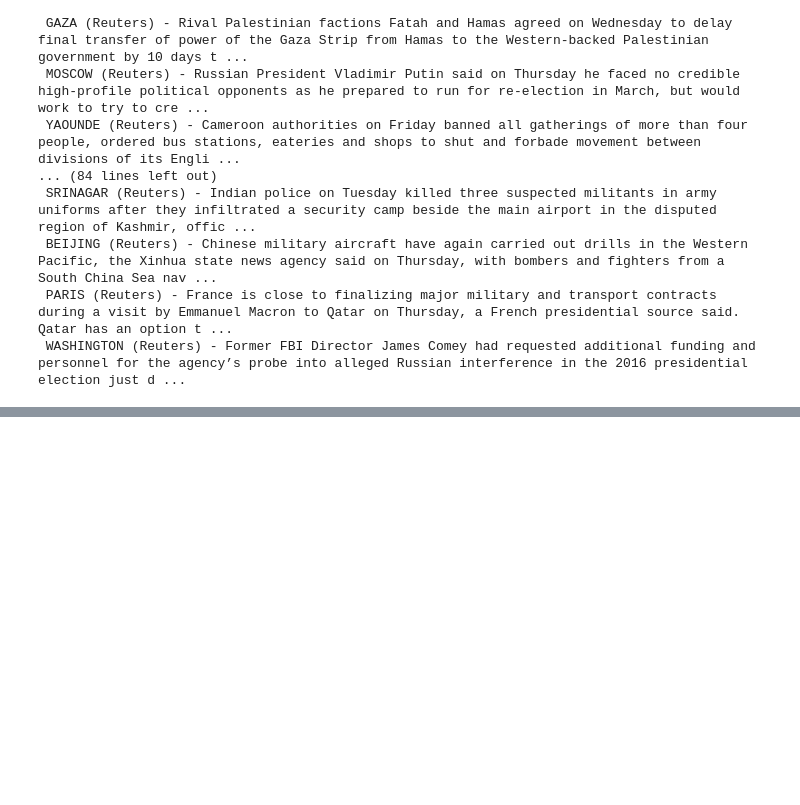
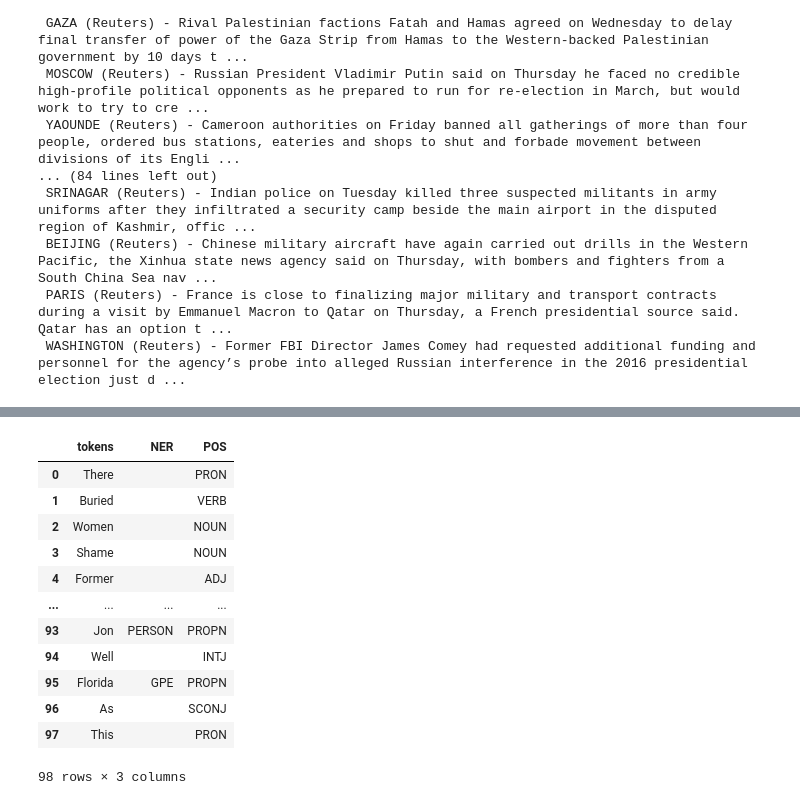
Before and after one commit to wanderer878/jupyter, a Jupyter notebook: nlp_real_life_practice.ipynb, the cells around one changed output, grey strips where cells are left out. Saved outputs shown, nothing was run; the diff lists cells and outputs as text; code cells hidden in the pictures; blank space fills up the shorter version.

```diff
--- a/nlp_real_life_practice.ipynb
+++ b/nlp_real_life_practice.ipynb
@@ -121,0 +153,16 @@ factual_news_doc
+# %%
+fake_news_table
+# %% [output]
+|  | tokens | NER | POS |
+| 0 | There |  | PRON |
+| 1 | Buried |  | VERB |
+| 2 | Women |  | NOUN |
+| 3 | Shame |  | NOUN |
+| 4 | Former |  | ADJ |
+| ... | ... | ... | ... |
+| 93 | Jon | PERSON | PROPN |
+| 94 | Well |  | INTJ |
+| 95 | Florida | GPE | PROPN |
+| 96 | As |  | SCONJ |
+| 97 | This |  | PRON |
+98 rows × 3 columns
```
Also changed, not shown: parts of 5 cells of this notebook.
